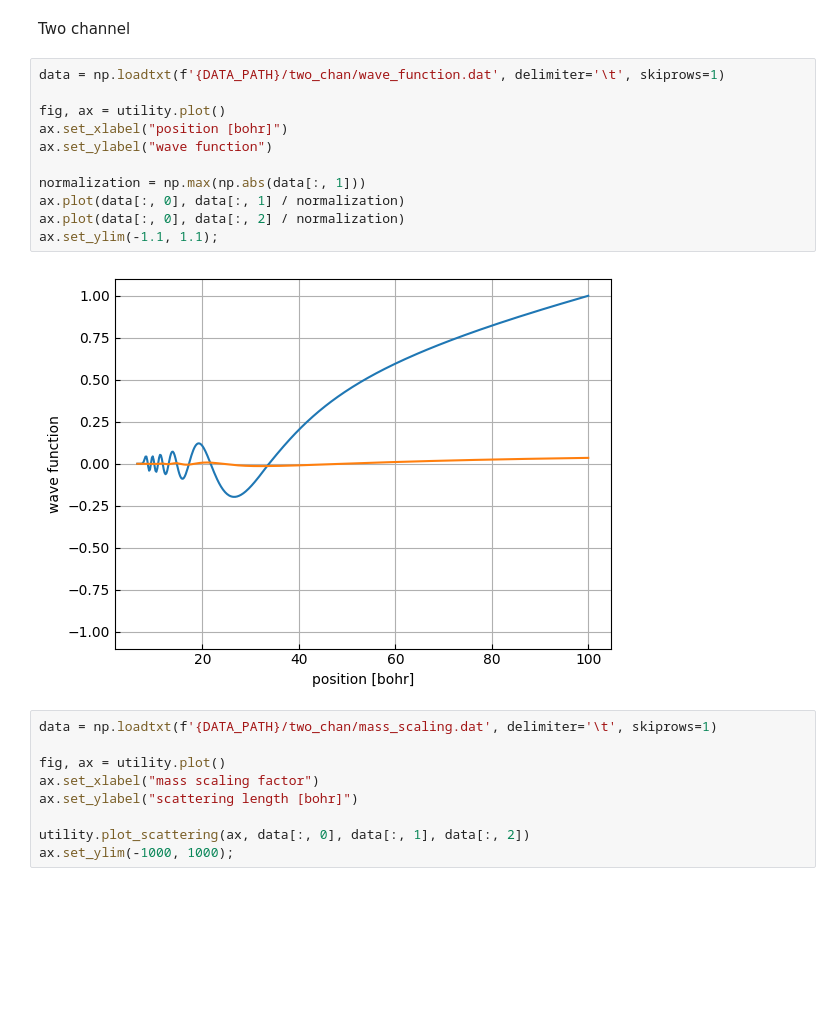
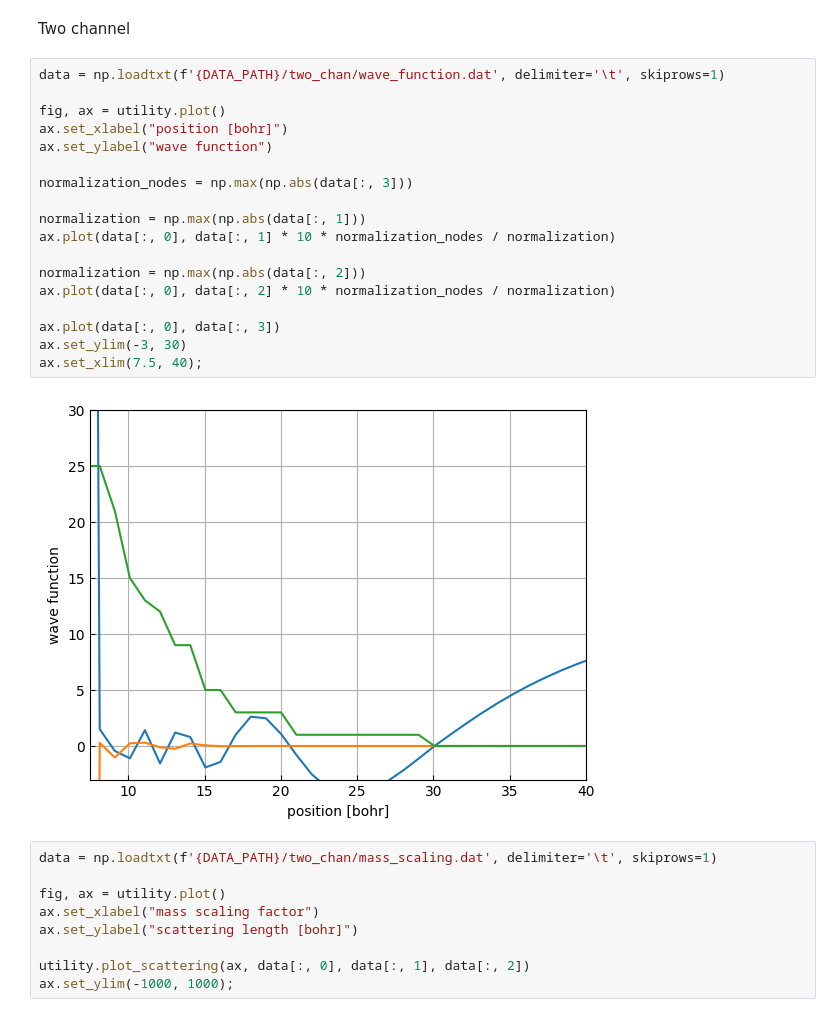
Before and after one commit to Wleter/quantum-rs, a Jupyter notebook: scattering-solver/analysis/tests.ipynb, the cells around one changed output. Saved outputs shown, nothing was run; the diff lists cells and outputs as text; blank space fills up the shorter version.

Commit message:
test log derivative further && try to fix node counting

```diff
--- a/scattering-solver/analysis/tests.ipynb
+++ b/scattering-solver/analysis/tests.ipynb
@@ -60,16 +60,23 @@ Two channel
 # %%
 data = np.loadtxt(f'{DATA_PATH}/two_chan/wave_function.dat', delimiter='\t', skiprows=1)
 
 fig, ax = utility.plot()
 ax.set_xlabel("position [bohr]")
 ax.set_ylabel("wave function")
 
+normalization_nodes = np.max(np.abs(data[:, 3]))
+
 normalization = np.max(np.abs(data[:, 1]))
-ax.plot(data[:, 0], data[:, 1] / normalization)
-ax.plot(data[:, 0], data[:, 2] / normalization)
-ax.set_ylim(-1.1, 1.1);
+ax.plot(data[:, 0], data[:, 1] * 10 * normalization_nodes / normalization)
+
+normalization = np.max(np.abs(data[:, 2]))
+ax.plot(data[:, 0], data[:, 2] * 10 * normalization_nodes / normalization)
+
+ax.plot(data[:, 0], data[:, 3])
+ax.set_ylim(-3, 30)
+ax.set_xlim(7.5, 40);
 # %% [output]
-[figure, old version]
+[figure, new version]
 # %%
 data = np.loadtxt(f'{DATA_PATH}/two_chan/mass_scaling.dat', delimiter='\t', skiprows=1)
 
```
Also changed, not shown: parts of 1 cell of this notebook, 8 other files.
